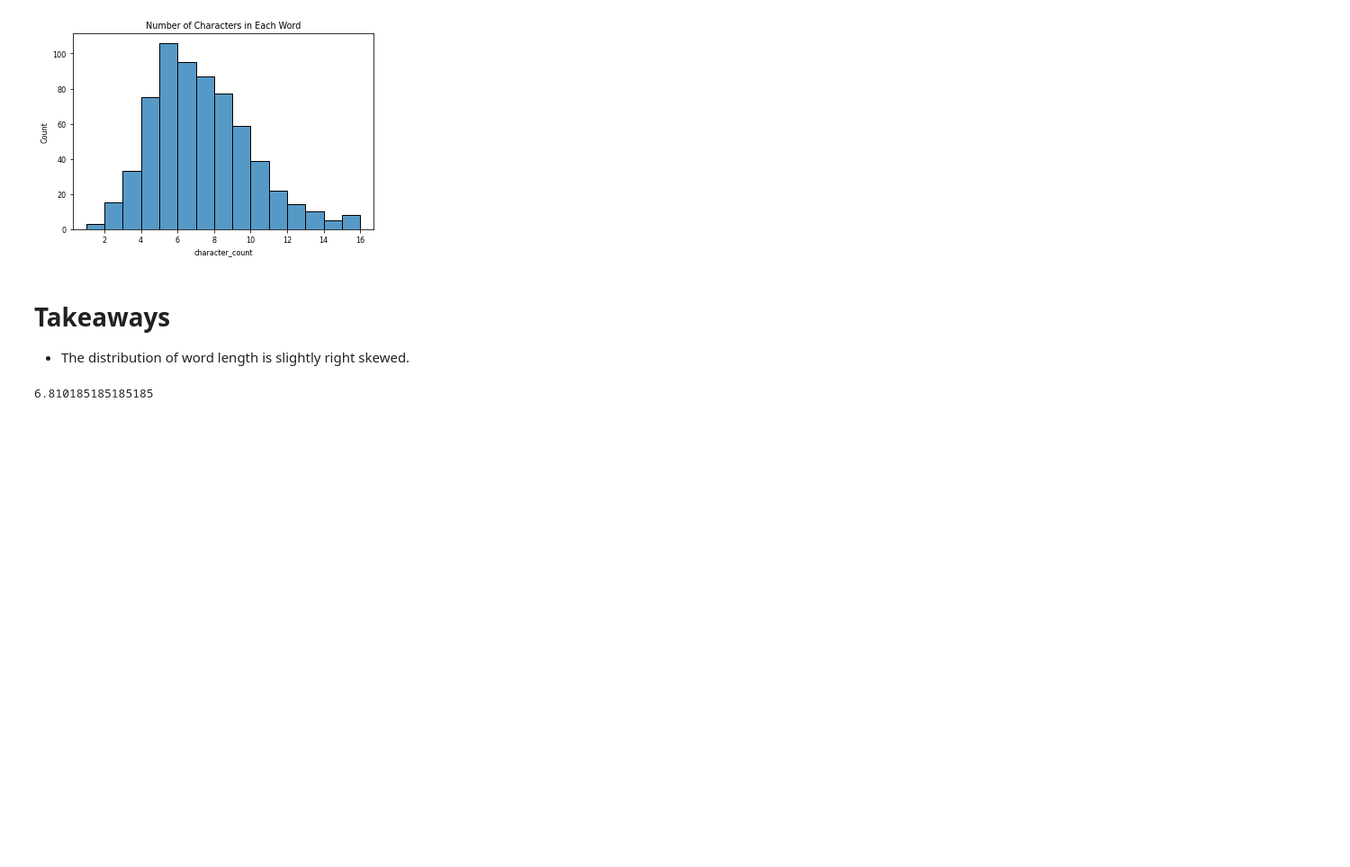
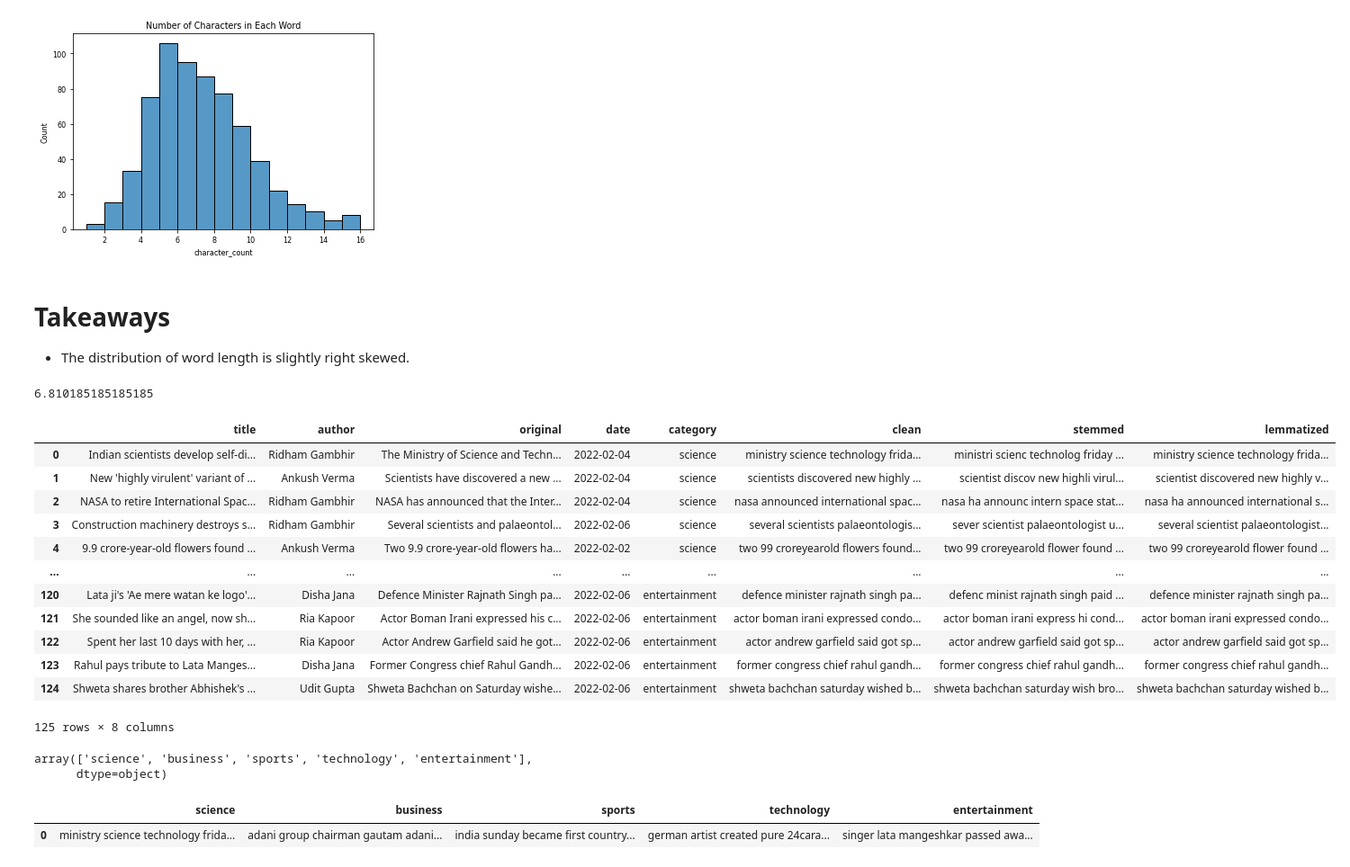
Before and after one commit to brentschriver/natural-language-processing-exercises, a Jupyter notebook: explore.ipynb, the cells around one changed output. Shown at 90% size. Cells and saved outputs as stored; diff of their text form; code cells hidden in the pictures; blank space fills up the shorter version.

```diff
--- a/explore.ipynb
+++ b/explore.ipynb
@@ -789,3 +787,19 @@ Text(0.5, 1.0, 'Number of Characters in Each Word')
 pd.Series([len(word) for word in unique_words]).mean()
 # %% [output]
 6.810185185185185
+# %%
+news_df
+# %% [output]
+|  | title | author | original | date | category | clean | stemmed | lemmatized |
+| 0 | Indian scientists develop self-di... | Ridham Gambhir | The Ministry of Science and Techn... | 2022-02-04 | science | ministry science technology frida... | ministri scienc technolog friday ... | ministry science technology frida... |
+| 1 | New 'highly virulent' variant of ... | Ankush Verma | Scientists have discovered a new ... | 2022-02-04 | science | scientists discovered new highly ... | scientist discov new highli virul... | scientist discovered new highly v... |
+| 2 | NASA to retire International Spac... | Ridham Gambhir | NASA has announced that the Inter... | 2022-02-04 | science | nasa announced international spac... | nasa ha announc intern space stat... | nasa ha announced international s... |
+| 3 | Construction machinery destroys s... | Ridham Gambhir | Several scientists and palaeontol... | 2022-02-06 | science | several scientists palaeontologis... | sever scientist palaeontologist u... | several scientist palaeontologist... |
+| 4 | 9.9 crore-year-old flowers found ... | Ankush Verma | Two 9.9 crore-year-old flowers ha... | 2022-02-02 | science | two 99 croreyearold flowers found... | two 99 croreyearold flower found ... | two 99 croreyearold flower found ... |
+| ... | ... | ... | ... | ... | ... | ... | ... | ... |
+| 120 | Lata ji's 'Ae mere watan ke logo'... | Disha Jana | Defence Minister Rajnath Singh pa... | 2022-02-06 | entertainment | defence minister rajnath singh pa... | defenc minist rajnath singh paid ... | defence minister rajnath singh pa... |
+| 121 | She sounded like an angel, now sh... | Ria Kapoor | Actor Boman Irani expressed his c... | 2022-02-06 | entertainment | actor boman irani expressed condo... | actor boman irani express hi cond... | actor boman irani expressed condo... |
+| 122 | Spent her last 10 days with her, ... | Ria Kapoor | Actor Andrew Garfield said he got... | 2022-02-06 | entertainment | actor andrew garfield said got sp... | actor andrew garfield said got sp... | actor andrew garfield said got sp... |
+| 123 | Rahul pays tribute to Lata Manges... | Disha Jana | Former Congress chief Rahul Gandh... | 2022-02-06 | entertainment | former congress chief rahul gandh... | former congress chief rahul gandh... | former congress chief rahul gandh... |
+| 124 | Shweta shares brother Abhishek's ... | Udit Gupta | Shweta Bachchan on Saturday wishe... | 2022-02-06 | entertainment | shweta bachchan saturday wished b... | shweta bachchan saturday wish bro... | shweta bachchan saturday wished b... |
+125 rows × 8 columns
@@ -791,0 +808,5 @@ pd.Series([len(word) for word in unique_words]).mean()
+# %%
+news_df.category.unique()
+# %% [output]
+array(['science', 'business', 'sports', 'technology', 'entertainment'],
+      dtype=object)
@@ -791,0 +816,5 @@ pd.Series([len(word) for word in unique_words]).mean()
+# %%
+all_words_df
+# %% [output]
+|  | science | business | sports | technology | entertainment |
+| 0 | ministry science technology frida... | adani group chairman gautam adani... | india sunday became first country... | german artist created pure 24cara... | singer lata mangeshkar passed awa... |
```
Also changed, not shown: parts of 26 cells of this notebook.
